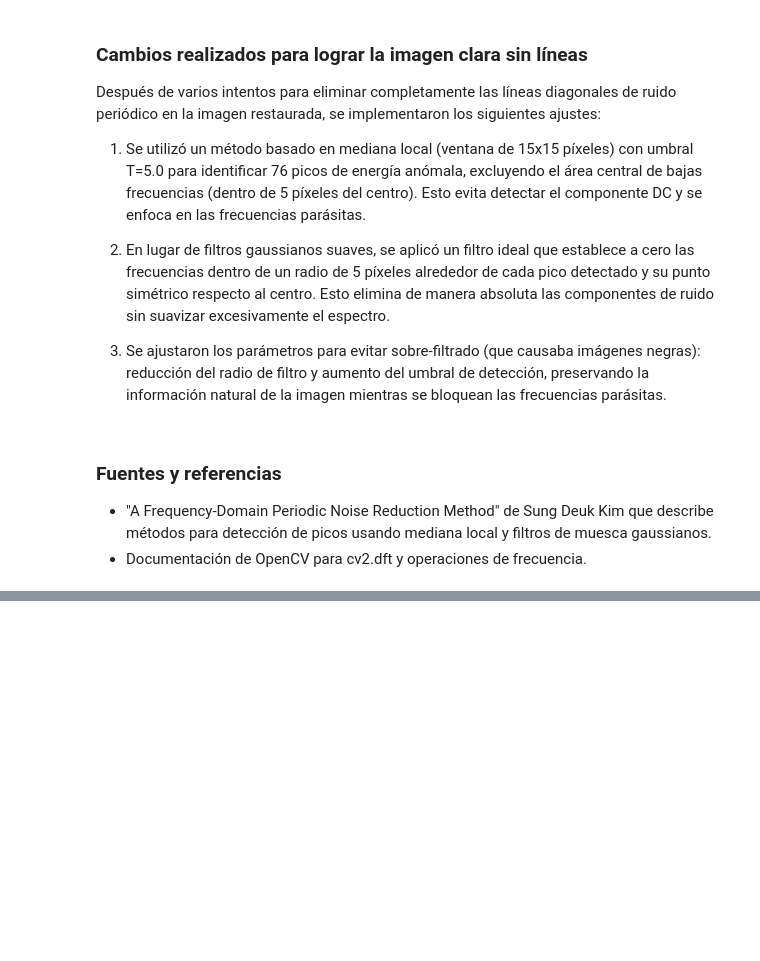
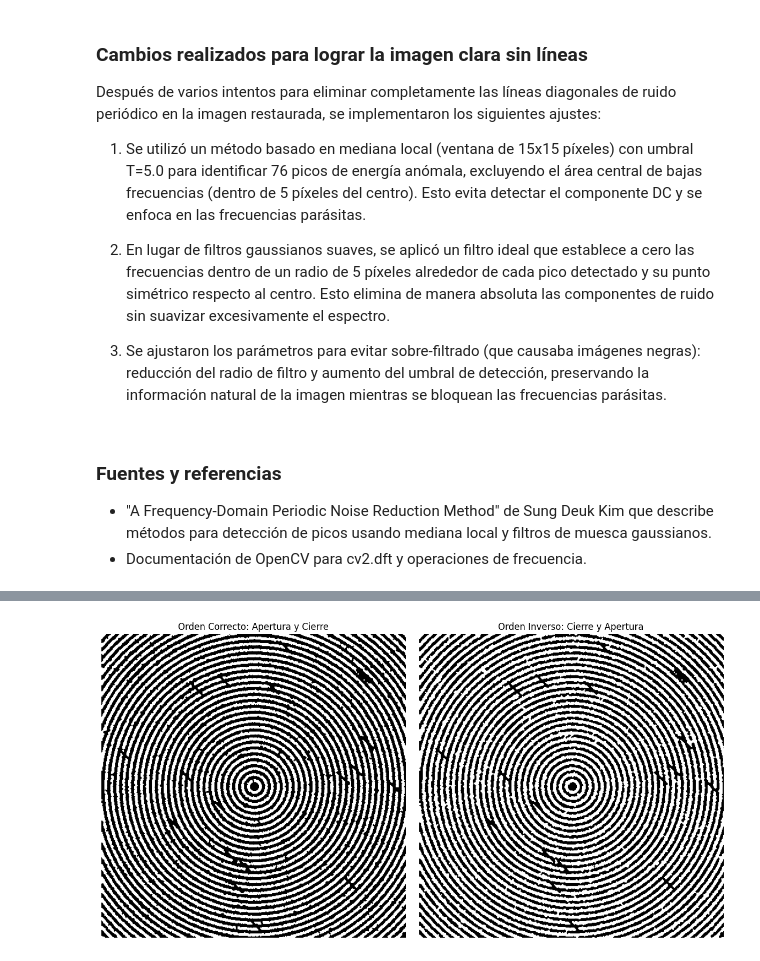
Before and after one commit to BiancaCalderon/VC_LAB2, a Jupyter notebook: LAB2.ipynb, the cells around one changed output, grey strips where cells are left out. Saved outputs shown, nothing was run; the diff lists cells and outputs as text; code cells hidden in the pictures; blank space fills up the shorter version.

```diff
--- a/LAB2.ipynb
+++ b/LAB2.ipynb
@@ -179,0 +217,24 @@ Después de varios intentos para eliminar completamente las líneas diagonales d
+# %%
+
+res_a = cv2.morphologyEx(binary_finger, cv2.MORPH_OPEN, se_tiny)
+res_a = cv2.morphologyEx(res_a, cv2.MORPH_CLOSE, se_cross)
+
+res_b = cv2.morphologyEx(binary_finger, cv2.MORPH_CLOSE, se_cross)
+res_b = cv2.morphologyEx(res_b, cv2.MORPH_OPEN, se_tiny)
+
+plt.figure(figsize=(12, 6))
+
+plt.subplot(1, 2, 1)
+plt.imshow(res_a, cmap='gray')
+plt.title('Orden Correcto: Apertura y Cierre')
+plt.axis('off')
+
+plt.subplot(1, 2, 2)
+plt.imshow(res_b, cmap='gray')
+plt.title('Orden Inverso: Cierre y Apertura')
+plt.axis('off')
+
+plt.tight_layout()
+plt.show()
+# %% [output]
+[figure, added]
```
Also changed, not shown: parts of 4 cells of this notebook.
